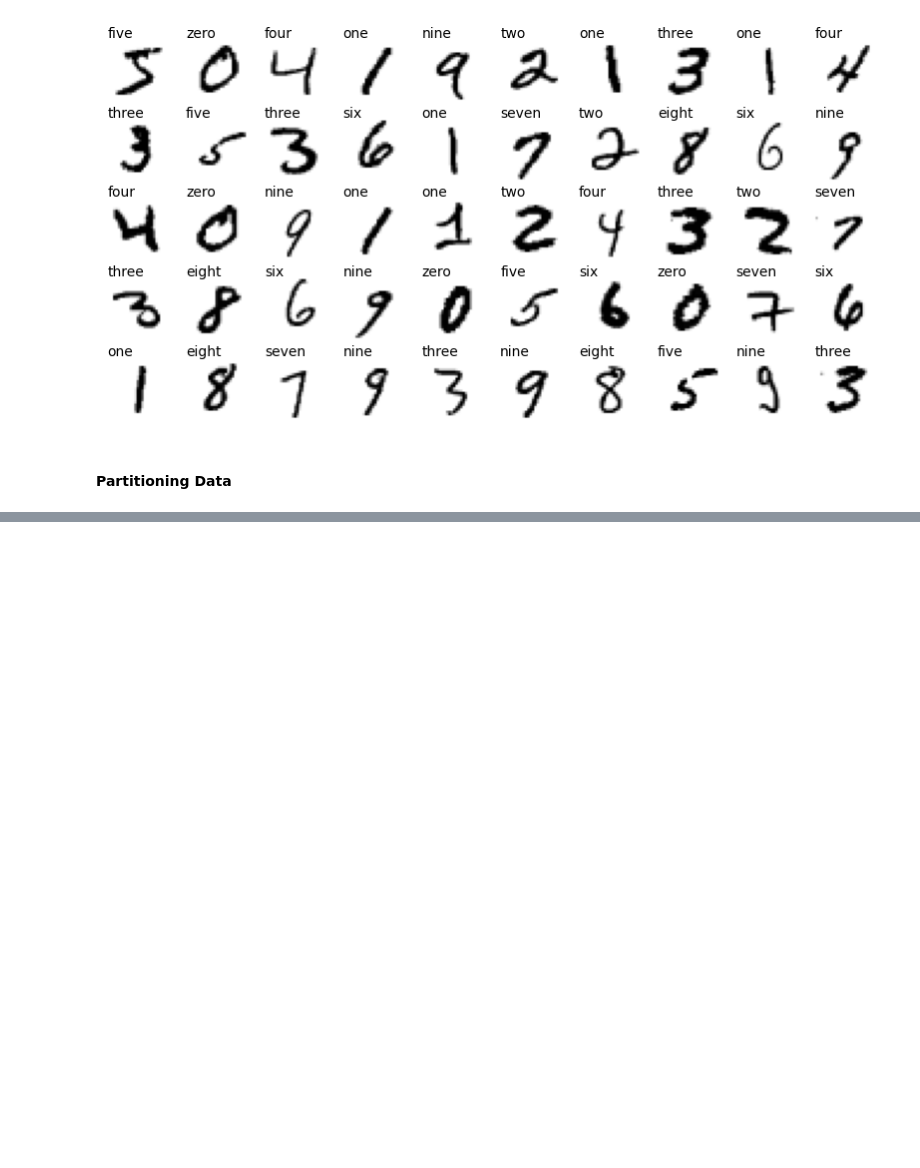
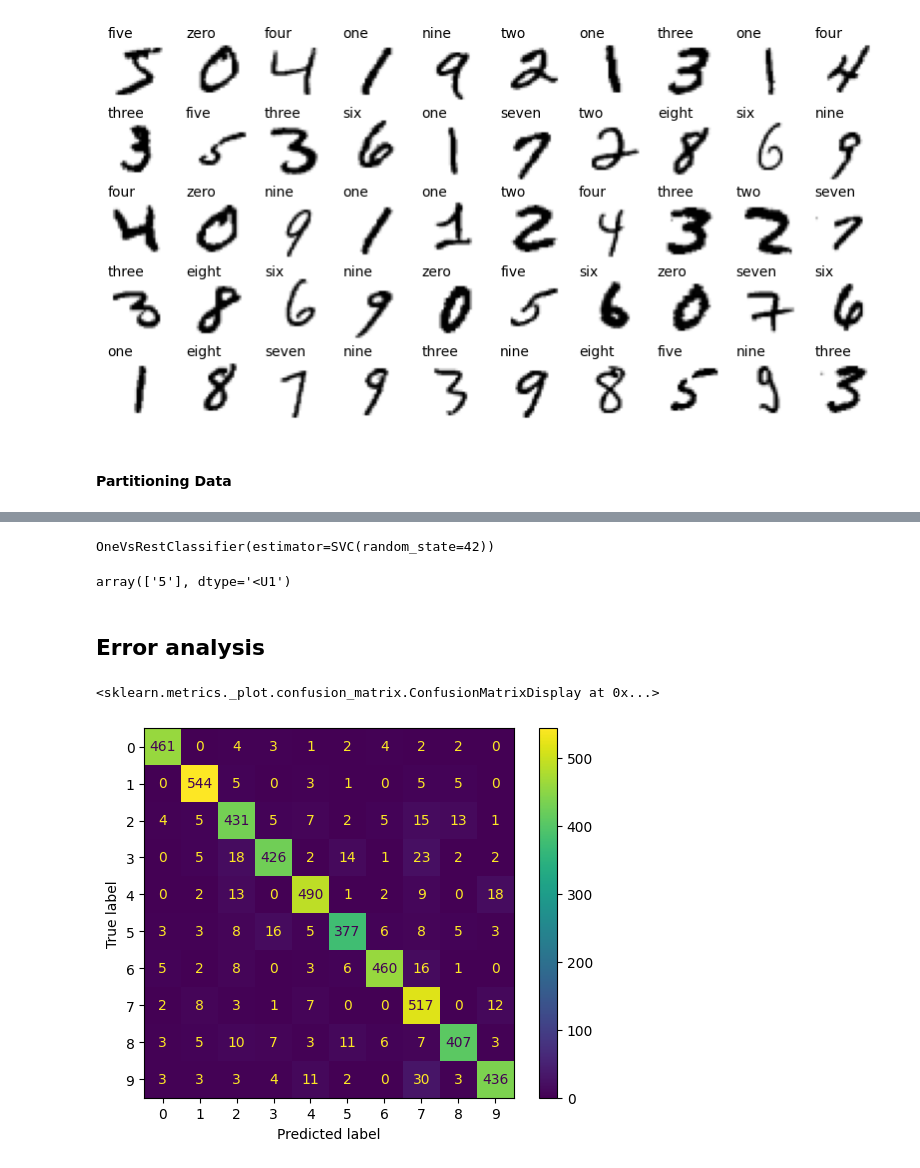
Before and after one commit to lmcanavals/machine_learning, a Jupyter notebook: 0301_multiclass_classification.ipynb, the cells around one changed output, grey strips where cells are left out. Saved outputs shown, nothing was run; the diff lists cells and outputs as text; code cells hidden in the pictures; blank space fills up the shorter version.

```diff
--- a/0301_multiclass_classification.ipynb
+++ b/0301_multiclass_classification.ipynb
@@ -42,0 +47,3 @@ X_val, y_val =  X[60000:], y[60000:]
+# %%
+svmc = SVC(gamma='auto', random_state=42)
+svmc.fit(X_train[:5000], y_train[:5000])
@@ -42,0 +77,4 @@ X_val, y_val =  X[60000:], y[60000:]
+# %%
+svmc.decision_function_shape = "ovo"
+pred_score_ovo = svmc.decision_function(X_train[:1])
+pred_score_ovo.round(2)
@@ -42,0 +91,11 @@ X_val, y_val =  X[60000:], y[60000:]
+# %%
+ovrc = OneVsRestClassifier(SVC(random_state=42))
+ovrc.fit(X_train[:2000], y_train[:2000])
+# %% [output]
+OneVsRestClassifier(estimator=SVC(random_state=42))
+# %%
+ovrc.predict(X_train[:1])
+# %% [output]
+array(['5'], dtype='<U1')
+# %% [markdown]
+## Error analysis
@@ -42,0 +106,8 @@ X_val, y_val =  X[60000:], y[60000:]
+# %%
+scaler = StandardScaler()
+X_train_scaled = scaler.fit_transform(X_train.astype("float64"))
+y_train_hat = cross_val_predict(svmc, X_train_scaled[:5000], y_train[:5000], cv=3)
+ConfusionMatrixDisplay.from_predictions(y_train[:5000], y_train_hat)
+# %% [output]
+<sklearn.metrics._plot.confusion_matrix.ConfusionMatrixDisplay at 0x...>
+[figure, added]
```
Also changed, not shown: parts of 16 cells of this notebook.
